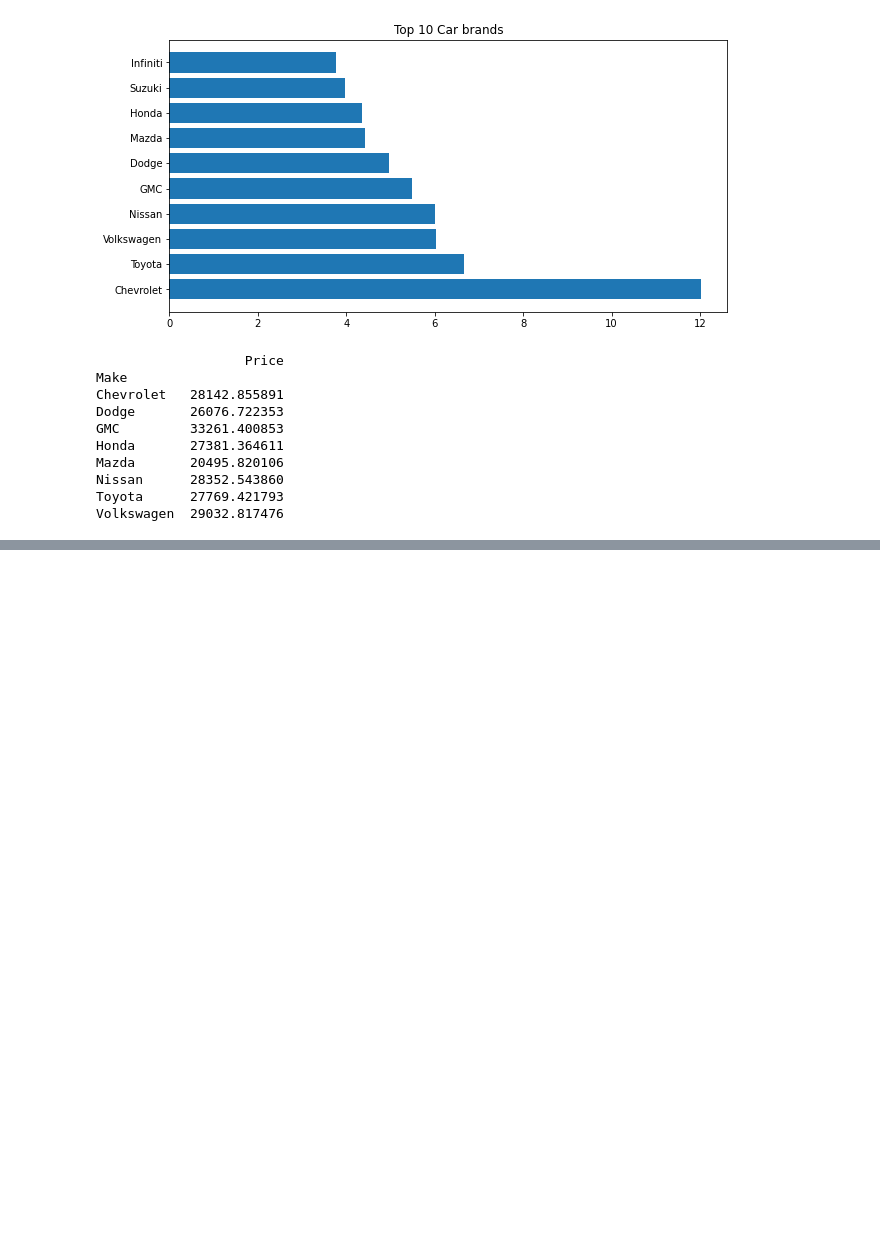
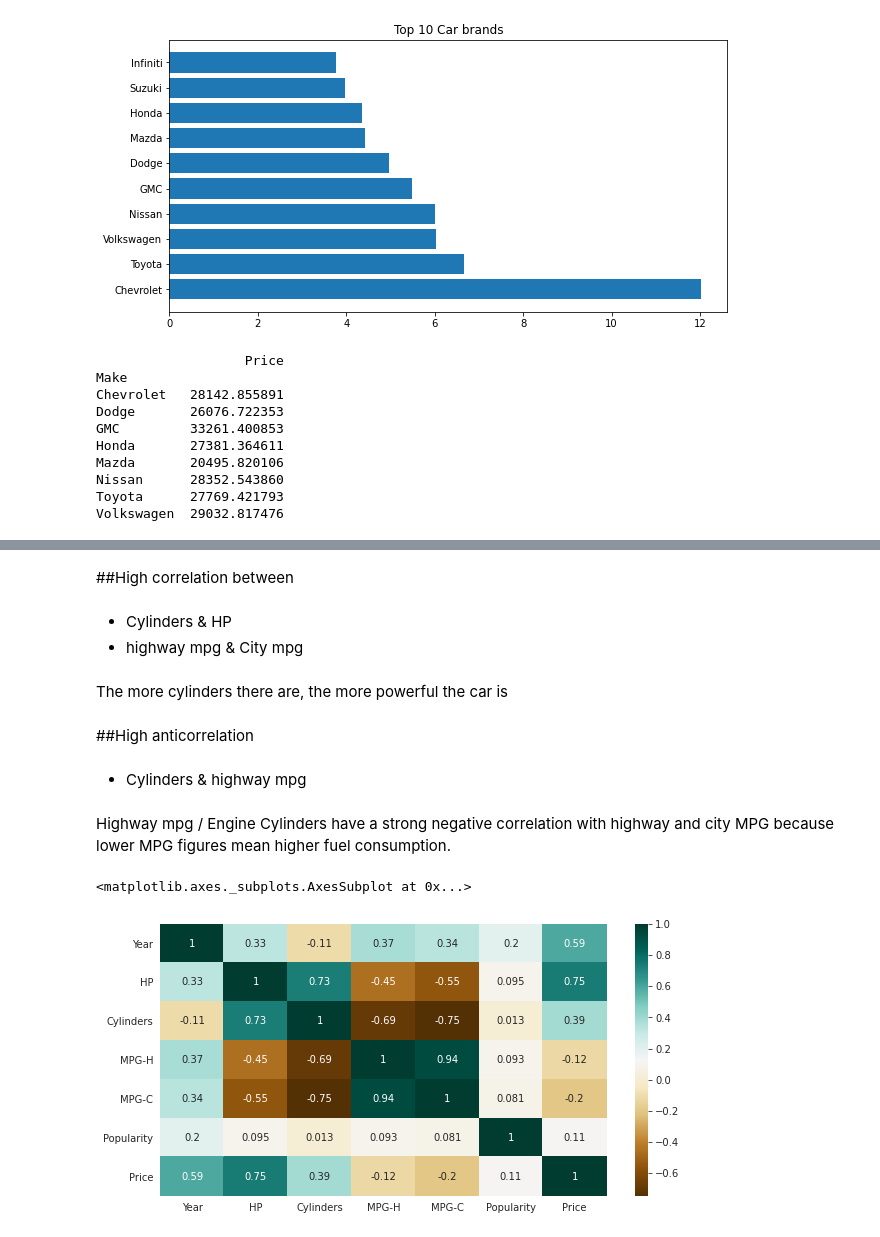
Before and after one commit to malinenimaurya/Data-Science-notebooks, a Jupyter notebook: Exploratory_data_analysis_cars.ipynb, the cells around one changed output, grey strips where cells are left out. Saved outputs shown, nothing was run; the diff lists cells and outputs as text; code cells hidden in the pictures; blank space fills up the shorter version.

```diff
--- a/Exploratory_data_analysis_cars.ipynb
+++ b/Exploratory_data_analysis_cars.ipynb
@@ -286,0 +300,20 @@ Volkswagen  29032.817476
+# %% [markdown]
+##High correlation between
+# %% [markdown]
+- Cylinders & HP
+- highway mpg & City mpg
+# %% [markdown]
+The more cylinders there are, the more powerful the car is
+# %% [markdown]
+##High anticorrelation
+# %% [markdown]
+- Cylinders & highway mpg
+# %% [markdown]
+Highway mpg / Engine Cylinders have a strong negative correlation with highway and city MPG because lower MPG figures mean higher fuel consumption.
+# %%
+plt.figure(figsize=(10,5))
+c= df.corr()
+sns.heatmap(c,cmap="BrBG",annot=True)
+# %% [output]
+<matplotlib.axes._subplots.AxesSubplot at 0x...>
+[figure, added]
```
Also changed, not shown: parts of 5 cells of this notebook.
